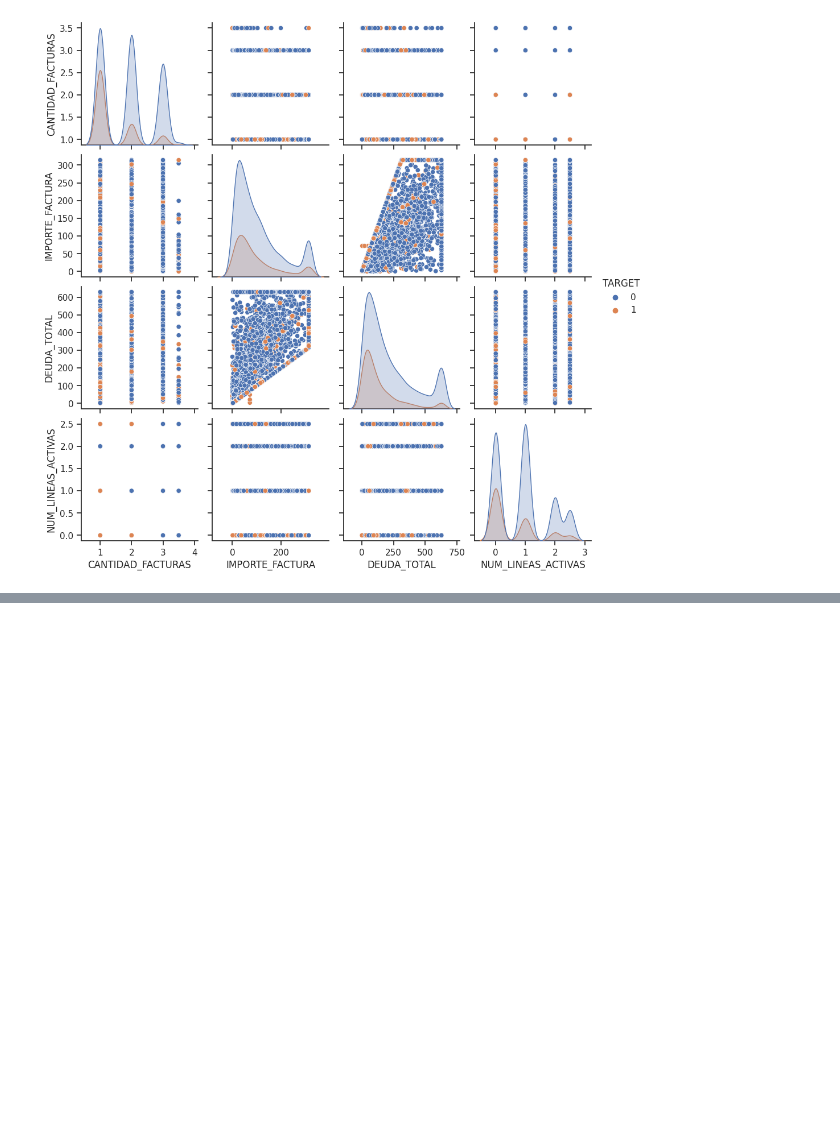
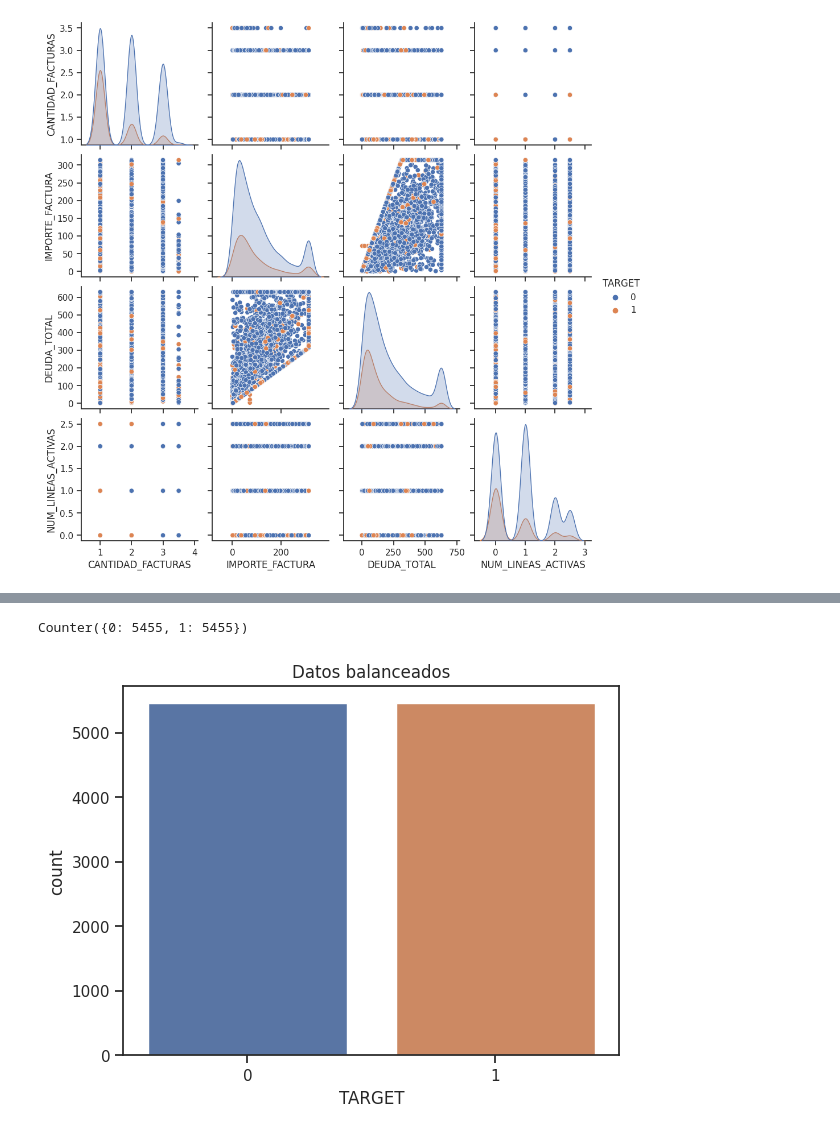
Before and after one commit to socampo737/tdsp_Victor_Santiago_M6, a Jupyter notebook: scripts/training/BaseModel.ipynb, the cells around one changed output, grey strips where cells are left out. Cells and saved outputs as stored; diff of their text form; code cells hidden in the pictures; blank space fills up the shorter version.

```diff
--- a/scripts/training/BaseLine.ipynb
+++ b/scripts/training/BaseModel.ipynb
@@ -635,0 +651,15 @@ df4_X.sample(5)
+# %%
+# BALANCE DE VARIABLE TARGET (OVERSAMPLING)
+oversample = SMOTE()      # SMOTE(sampling_strategy=0.1)
+X_bal, y_bal = oversample.fit_resample(df4_X, df3_y)
+# %%
+# OBSERVACIONES POR CATEFORIA EN LA VARIABLE TARGET DESPUES DEL BALANCE
+sns.countplot(x='TARGET', data=pd.DataFrame(y_bal))
+
+plt.title("Datos balanceados");
+
+# DATOS TOTALES SIN BALANCEAR
+print(Counter(y_bal))
+# %% [output]
+Counter({0: 5455, 1: 5455})
+[figure, added]
```
Also changed, not shown: parts of 27 cells of this notebook, 3 other files.
